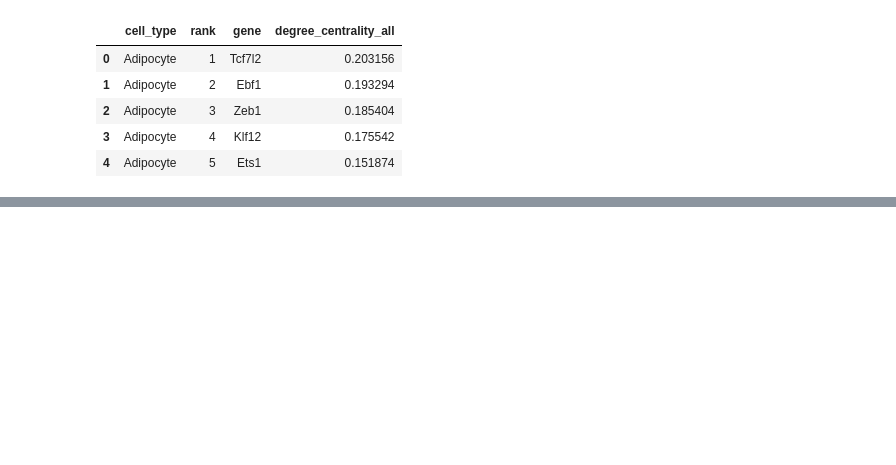
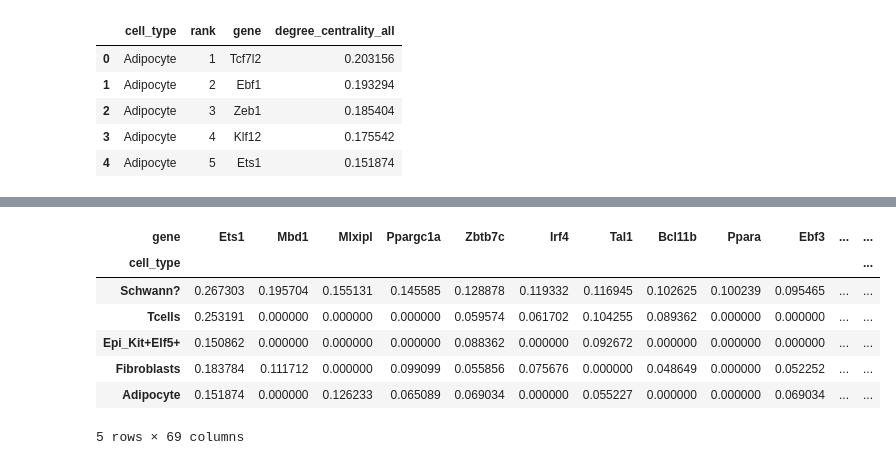
Before and after one commit to sumedhars/weixu-lab_breast-cancer, a Jupyter notebook: combined_degree_centrality_run_comparison.ipynb.ipynb, the cells around one changed output, grey strips where cells are left out. Drawn from its saved outputs; the diff is of its cells as text; code cells hidden in the pictures; blank space fills up the shorter version.

```diff
--- a/combined_degree_centrality_run_comparison.ipynb.ipynb
+++ b/combined_degree_centrality_run_comparison.ipynb.ipynb
@@ -61,0 +63,11 @@ plt.show()
+# %%
+heatmap_df.head()
+# %% [output]
+| gene | Ets1 | Mbd1 | Mlxipl | Ppargc1a | Zbtb7c | Irf4 | Tal1 | Bcl11b | Ppara | Ebf3 | ... | ... |
+| cell_type |  |  |  |  |  |  |  |  |  |  |  | ... |
+| Schwann? | 0.267303 | 0.195704 | 0.155131 | 0.145585 | 0.128878 | 0.119332 | 0.116945 | 0.102625 | 0.100239 | 0.095465 | ... | ... |
+| Tcells | 0.253191 | 0.000000 | 0.000000 | 0.000000 | 0.059574 | 0.061702 | 0.104255 | 0.089362 | 0.000000 | 0.000000 | ... | ... |
+| Epi_Kit+Elf5+ | 0.150862 | 0.000000 | 0.000000 | 0.000000 | 0.088362 | 0.000000 | 0.092672 | 0.000000 | 0.000000 | 0.000000 | ... | ... |
+| Fibroblasts | 0.183784 | 0.111712 | 0.000000 | 0.099099 | 0.055856 | 0.075676 | 0.000000 | 0.048649 | 0.000000 | 0.052252 | ... | ... |
+| Adipocyte | 0.151874 | 0.000000 | 0.126233 | 0.065089 | 0.069034 | 0.000000 | 0.055227 | 0.000000 | 0.000000 | 0.069034 | ... | ... |
+5 rows × 69 columns
```
Also changed, not shown: parts of 3 cells of this notebook, 3 other files.
